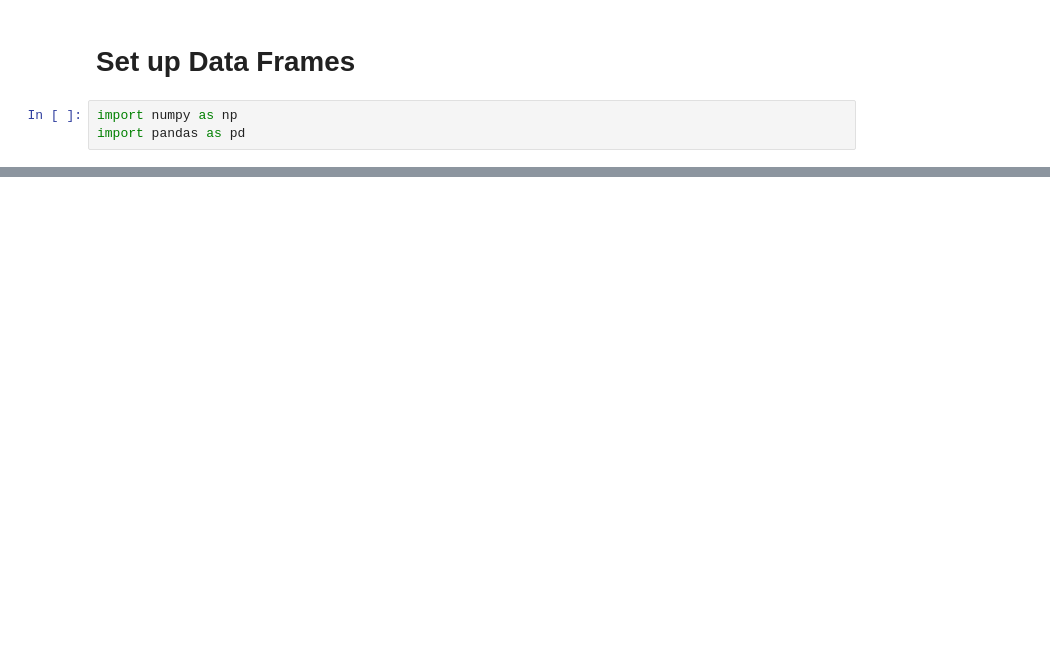
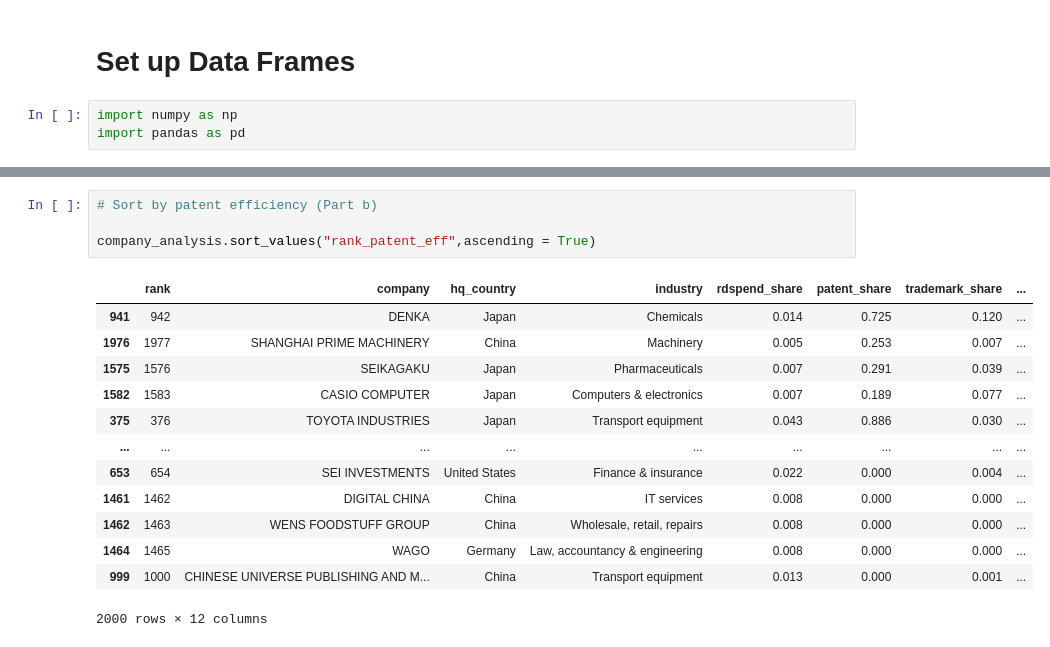
Before and after one commit to bassoonelephant/ip-productivity, a Jupyter notebook: ip_workbench.ipynb, the cells around one changed output, grey strips where cells are left out. Cells and saved outputs as stored; diff of their text form; blank space fills up the shorter version.

```diff
--- a/ip_workbench.ipynb
+++ b/ip_workbench.ipynb
@@ -95,0 +191,18 @@ country_group.agg(['count'])['company']
+# %%
+# Sort by patent efficiency (Part b)
+
+company_analysis.sort_values("rank_patent_eff",ascending = True)
+# %% [output]
+|  | rank | company | hq_country | industry | rdspend_share | patent_share | trademark_share | ... |
+| 941 | 942 | DENKA | Japan | Chemicals | 0.014 | 0.725 | 0.120 | ... |
+| 1976 | 1977 | SHANGHAI PRIME MACHINERY | China | Machinery | 0.005 | 0.253 | 0.007 | ... |
+| 1575 | 1576 | SEIKAGAKU | Japan | Pharmaceuticals | 0.007 | 0.291 | 0.039 | ... |
+| 1582 | 1583 | CASIO COMPUTER | Japan | Computers & electronics | 0.007 | 0.189 | 0.077 | ... |
+| 375 | 376 | TOYOTA INDUSTRIES | Japan | Transport equipment | 0.043 | 0.886 | 0.030 | ... |
+| ... | ... | ... | ... | ... | ... | ... | ... | ... |
+| 653 | 654 | SEI INVESTMENTS | United States | Finance & insurance | 0.022 | 0.000 | 0.004 | ... |
+| 1461 | 1462 | DIGITAL CHINA | China | IT services | 0.008 | 0.000 | 0.000 | ... |
+| 1462 | 1463 | WENS FOODSTUFF GROUP | China | Wholesale, retail, repairs | 0.008 | 0.000 | 0.000 | ... |
+| 1464 | 1465 | WAGO | Germany | Law, accountancy & engineering | 0.008 | 0.000 | 0.000 | ... |
+| 999 | 1000 | CHINESE UNIVERSE PUBLISHING AND M... | China | Transport equipment | 0.013 | 0.000 | 0.001 | ... |
+2000 rows × 12 columns
```
Also changed, not shown: parts of 24 cells of this notebook.
